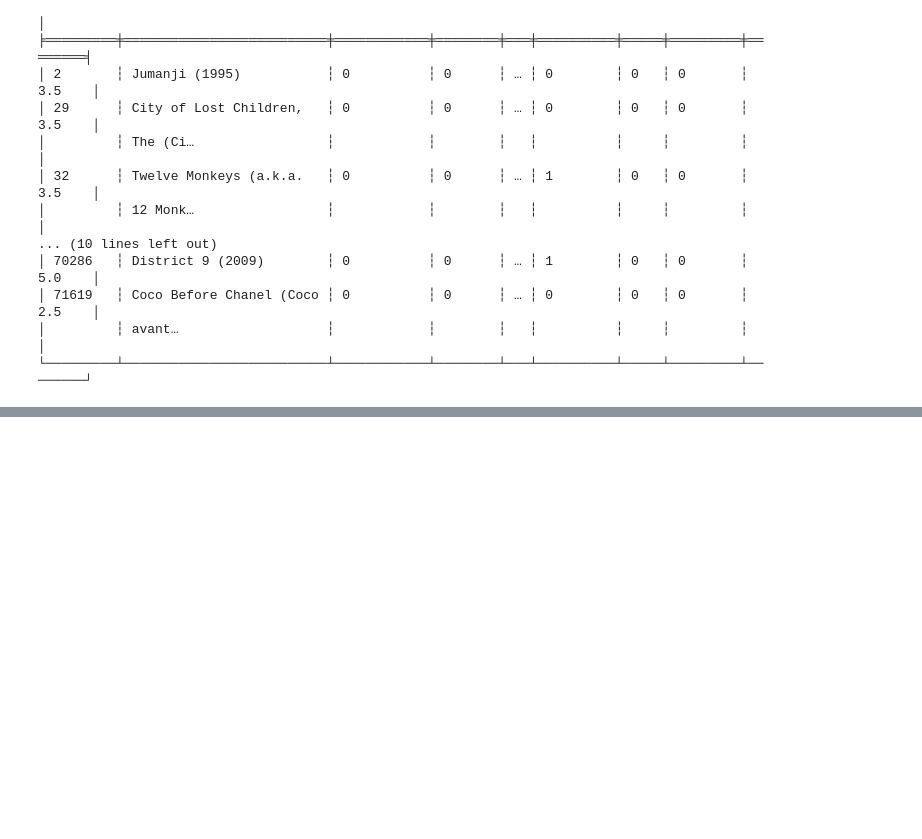
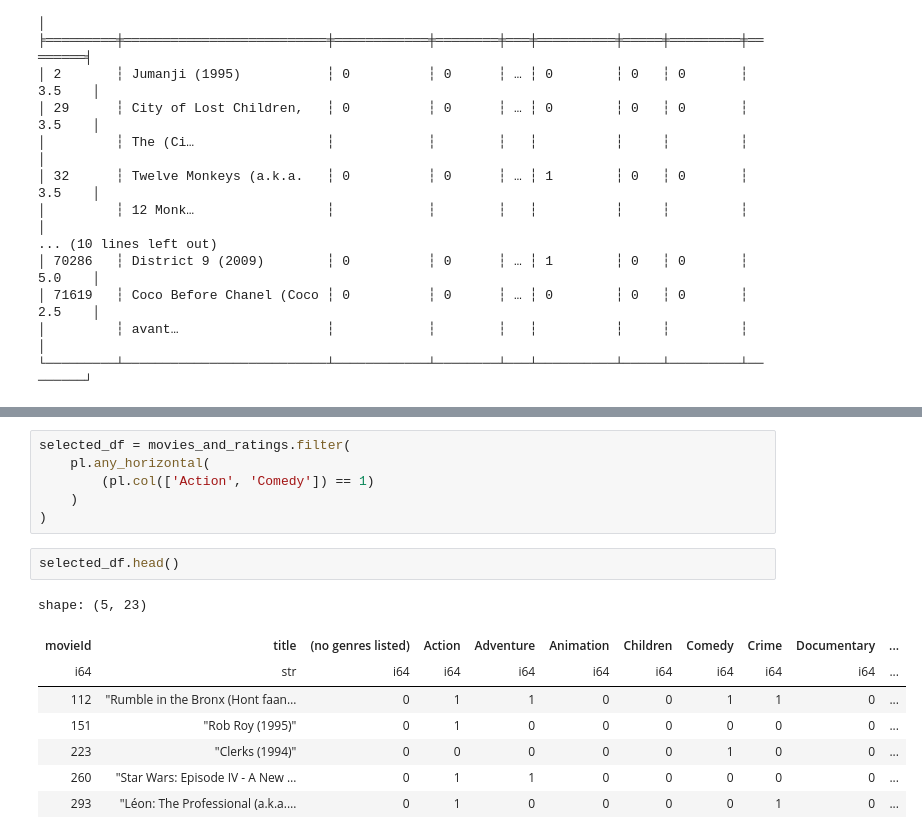
Before and after one commit to Soham-KT/Minor-Project-Personalised-Recommendation-System, a Jupyter notebook: Recommendation Engine/analysis.ipynb, the cells around one changed output, grey strips where cells are left out. Saved outputs shown, nothing was run; the diff lists cells and outputs as text; blank space fills up the shorter version.

```diff
--- a/Recommendation Engine/analysis.ipynb
+++ b/Recommendation Engine/analysis.ipynb
@@ -253,0 +277,17 @@ movies_and_ratings.write_csv('Data/final_movie_dataset.csv')
+# %%
+selected_df = movies_and_ratings.filter(
+    pl.any_horizontal(
+        (pl.col(['Action', 'Comedy']) == 1)
+    )
+)
+# %%
+selected_df.head()
+# %% [output]
+shape: (5, 23)
+| movieId | title | (no genres listed) | Action | Adventure | Animation | Children | Comedy | Crime | Documentary | ... |
+| i64 | str | i64 | i64 | i64 | i64 | i64 | i64 | i64 | i64 | ... |
+| 112 | "Rumble in the Bronx (Hont faan… | 0 | 1 | 1 | 0 | 0 | 1 | 1 | 0 | ... |
+| 151 | "Rob Roy (1995)" | 0 | 1 | 0 | 0 | 0 | 0 | 0 | 0 | ... |
+| 223 | "Clerks (1994)" | 0 | 0 | 0 | 0 | 0 | 1 | 0 | 0 | ... |
+| 260 | "Star Wars: Episode IV - A New … | 0 | 1 | 1 | 0 | 0 | 0 | 0 | 0 | ... |
+| 293 | "Léon: The Professional (a.k.a.… | 0 | 1 | 0 | 0 | 0 | 0 | 1 | 0 | ... |
```
Also changed, not shown: parts of 7 cells of this notebook.
